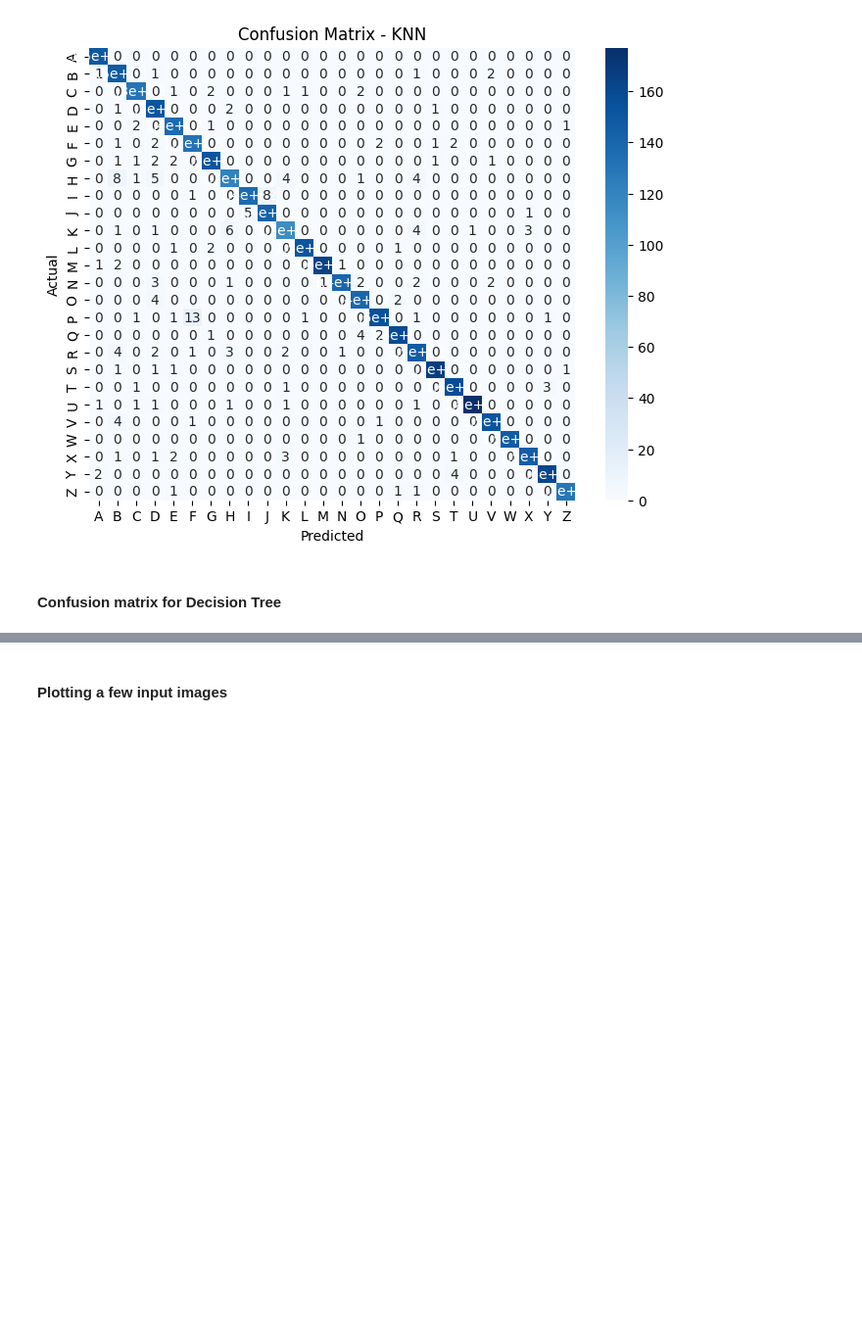
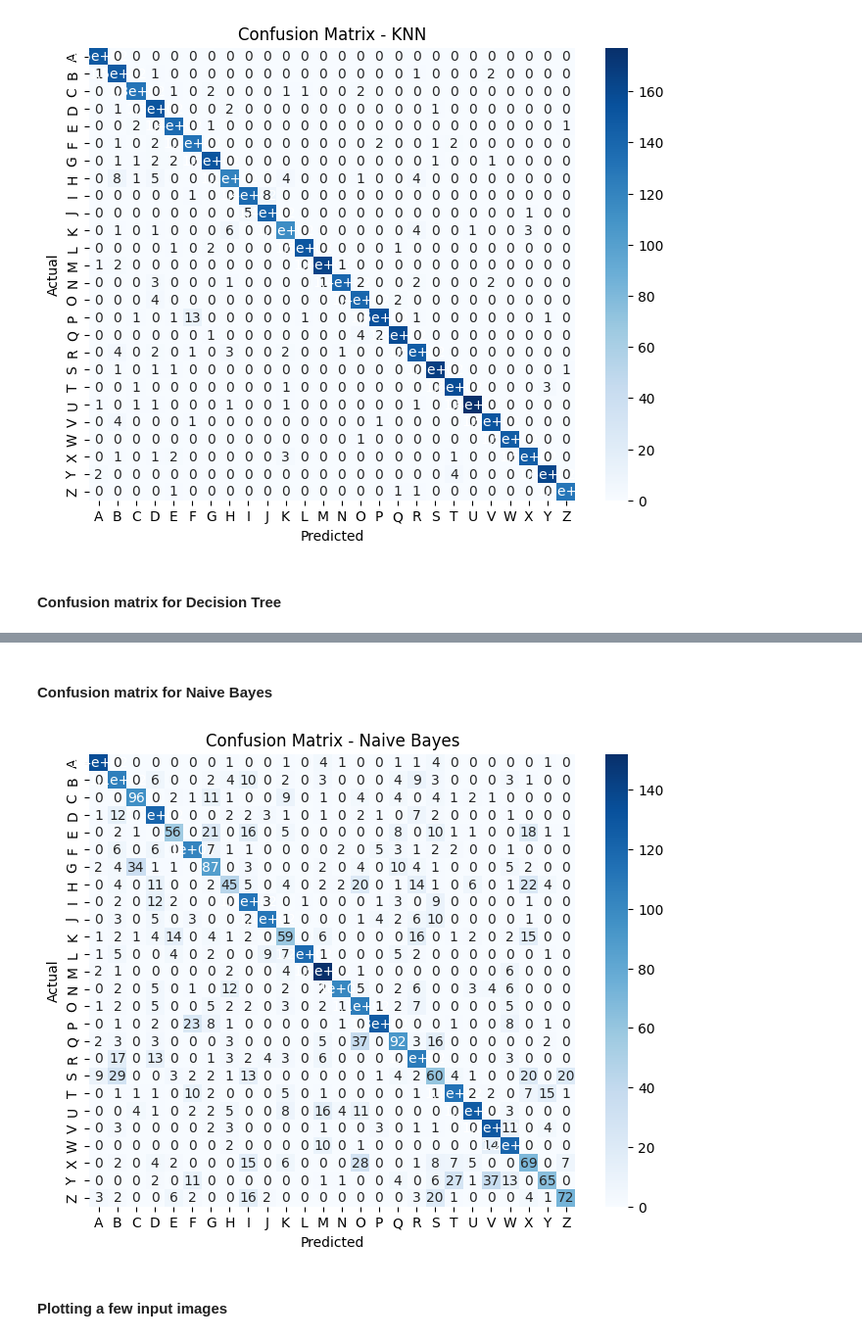
Before and after one commit to spignelon/Letter-Recognition_Project-ML, a Jupyter notebook: Letter_Recognition.ipynb, the cells around one changed output, grey strips where cells are left out. Shown at 98% size. Drawn from its saved outputs; the diff is of its cells as text; code cells hidden in the pictures; blank space fills up the shorter version.

```diff
--- a/Letter_Recognition.ipynb
+++ b/Letter_Recognition.ipynb
@@ -234,3 +274,13 @@ plt.show()
+# %% [markdown]
+#### Confusion matrix for Naive Bayes
+# %%
+plt.figure(figsize=(8, 6))
+nb_cm = pd.crosstab(y_test, nb_predictions, rownames=['Actual'], colnames=['Predicted'])
+sns.heatmap(nb_cm, annot=True, cmap='Blues')
+plt.title('Confusion Matrix - Naive Bayes')
+plt.show()
+# %% [output]
+[figure, added]
 # %% [markdown]
 #### Plotting a few input images
 # %%
```
Also changed, not shown: parts of 15 cells of this notebook.
